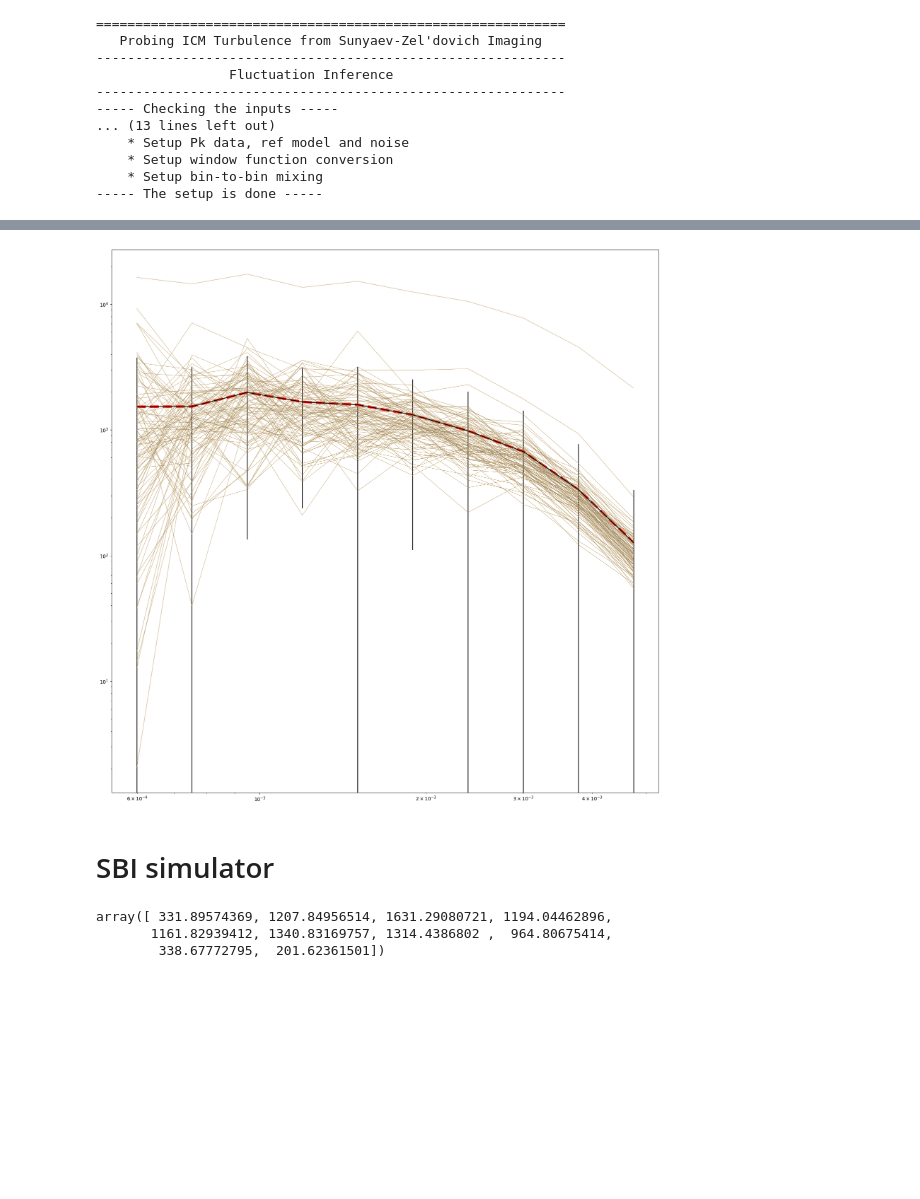
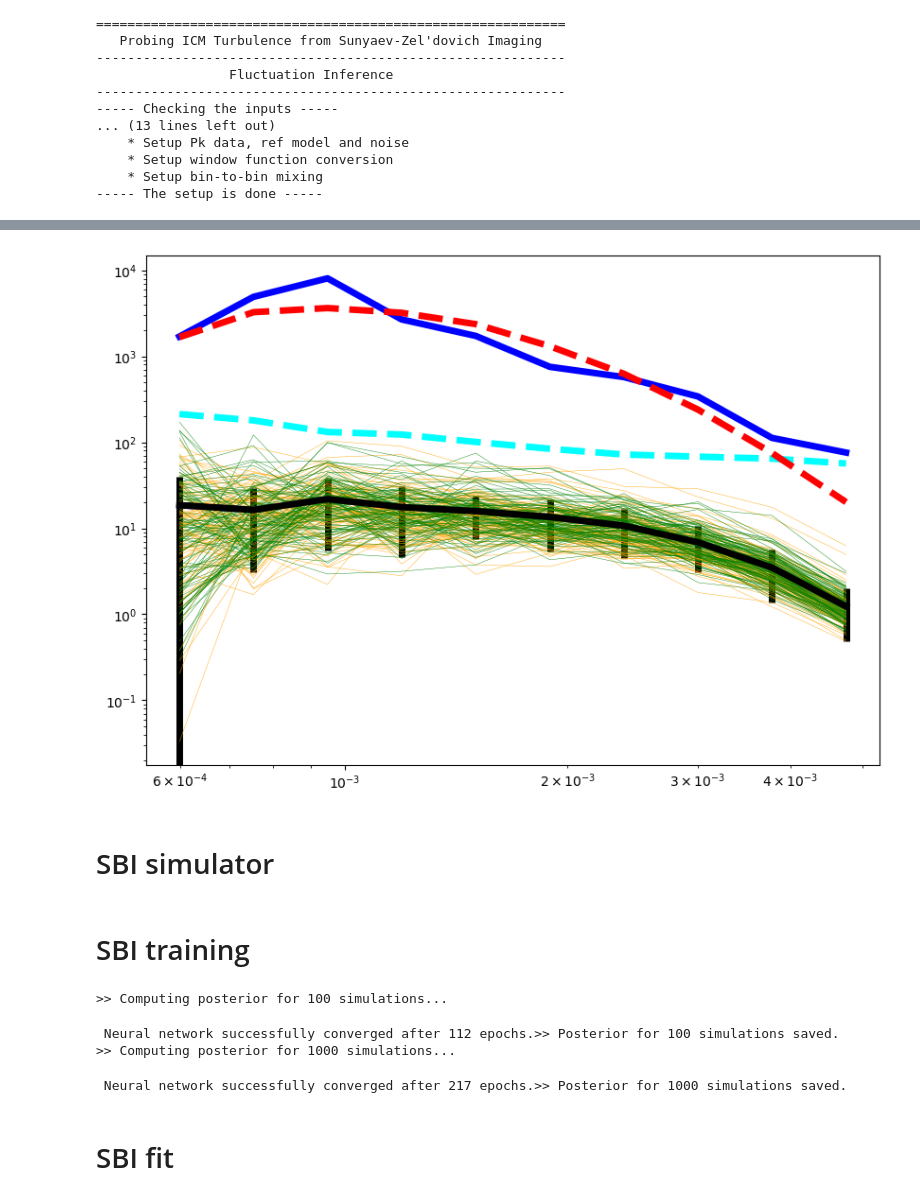
Before and after one commit to remi-adam/pitszi, a Jupyter notebook: notebook/pitszi_dev_sbi_implementation.ipynb, the cells around one changed output, grey strips where cells are left out. Saved outputs shown, nothing was run; the diff lists cells and outputs as text; code cells hidden in the pictures; blank space fills up the shorter version.

```diff
--- a/notebook/pitszi_dev_sbi_implementation.ipynb
+++ b/notebook/pitszi_dev_sbi_implementation.ipynb
@@ -268,7 +272,7 @@ cib_mc = simu_cib(data.header, beam_FWHM, TF, Nsim=100, Scut_high=100, Scut_low=
 model = copy.deepcopy(mock)
 # %%
 cl_Finfer = pitszi.InferenceFluctuation(data, model,
-                                        nuisance_bkg_mc1=cib_mc,
+                                        nuisance_bkg_mc1=cib_mc*0.1,
                                         method_use_covmat=False, silent=False,
                                         output_dir=output_dir)
 
@@ -327,3 +318,5 @@ for icib in range(len(cib_mc)):
+# %%
+k2d, pk2d_data = cl_Finfer.get_pk2d_data(physical=True)
 # %%
-dlnc = pitszi.utils_pk.pk_data_augmentation(k2d, cib_pk2d, Nsim=100, method='LogNormCov')
-dnni = pitszi.utils_pk.pk_data_augmentation(k2d, cib_pk2d, Nsim=100, method='NearNeighborsItpl', n_nearest=99)
+dlnc = pitszi.utils_pk.pk_data_augmentation(k2d, cl_Finfer._pk2d_bkg_mc, Nsim=100, method='LogNormCov')
+dnni = pitszi.utils_pk.pk_data_augmentation(k2d, cl_Finfer._pk2d_bkg_mc, Nsim=100, method='NearNeighborsItpl', n_nearest=99)
@@ -332,15 +323,17 @@ _, pk2d_bkg_mean, _, pk2d_bkg_mc = cl_Finfer.get_pk2d_bkg_statistics(physical=Tr
 # %%
-plt.figure(figsize=(20,20))
-plt.errorbar(cl_Finfer._kctr_kpc, cl_Finfer._pk2d_bkg, cl_Finfer._pk2d_bkg_rms, color='k')
-plt.plot(cl_Finfer._kctr_kpc, pk2d_bkg_mean, color='r', ls='--', lw=5)
-for i in range(100): plt.loglog(k2d, pk2d_bkg_mc[i], color='orange', lw=0.3)
-for i in range(100): plt.loglog(k2d, cib_pk2d[i], color='grey', lw=0.3)
-#for i in range(100): plt.loglog(k2d, dlnc[i], color='green', lw=0.3)
+plt.figure(figsize=(10,7))
+plt.loglog(k2d, pk2d_data, color='blue', lw=5)
+plt.errorbar(cl_Finfer._kctr_kpc, cl_Finfer._pk2d_bkg, cl_Finfer._pk2d_bkg_rms, color='k', lw=5)
+plt.plot(cl_Finfer._kctr_kpc, cl_Finfer._pk2d_bkg, color='blue', ls='--', lw=5)
+plt.plot(cl_Finfer._kctr_kpc, cl_Finfer._pk2d_noise, color='cyan', ls='--', lw=5)
+plt.plot(cl_Finfer._kctr_kpc, cl_Finfer._pk2d_modref, color='r', ls='--', lw=5)
+for i in range(100): plt.loglog(cl_Finfer._kctr_kpc, cl_Finfer._pk2d_bkg_mc[i], color='orange', lw=0.3)
+for i in range(100): plt.loglog(k2d, dlnc[i], color='green', lw=0.3)
 #for i in range(100): plt.loglog(k2d, dnni[i], color='r', lw=0.3)
 plt.xscale('log')
 plt.yscale('log')
 # %% [output]
-[figure, old version]
+[figure, new version]
 # %% [markdown]
 # SBI simulator
 # %%
@@ -371,9 +364,5 @@ def simulator_pk2d(parameters):
         pk2d = np.nan_to_num(pk2d, nan=0.0, posinf=0.0, neginf=0.0)
 
     return pk2d
-# %%
-pitszi.utils_pk.pk_data_augmentation(k2d, cib_pk2d, Nsim=1, method='LogNormCov')[0]
-# %% [output]
-array([ 331.89574369, 1207.84956514, 1631.29080721, 1194.04462896,
-       1161.82939412, 1340.83169757, 1314.4386802 ,  964.80675414,
-        338.67772795,  201.62361501])
+# %% [markdown]
+# SBI training
@@ -379,0 +374,25 @@ array([ 331.89574369, 1207.84956514, 1631.29080721, 1194.04462896,
+# %%
+retraining = False
+
+# === SNPE with basic Pk2d simulator
+# list of the N_simu on which to train a neural network
+list_n_simu_sbi = [100, 1000]
+for n_simu_sbi in list_n_simu_sbi:
+
+    posterior_filename = output_dir+f"NPE_"f"{n_simu_sbi}.pt"
+
+    if os.path.exists(posterior_filename) and retraining==False:
+        print(f">> Posterior for {n_simu_sbi} simulations already exists, skipping.")
+        continue
+
+    print(f">> Computing posterior for {n_simu_sbi} simulations...")
+    posterior_pk2d = infer(simulator_pk2d, prior, method='SNPE', num_simulations=n_simu_sbi)
+    torch.save(posterior_pk2d, posterior_filename)
+    print(f">> Posterior for {n_simu_sbi} simulations saved.")
+# %% [output]
+>> Computing posterior for 100 simulations...
+ Neural network successfully converged after 112 epochs.>> Posterior for 100 simulations saved.
+>> Computing posterior for 1000 simulations...
+ Neural network successfully converged after 217 epochs.>> Posterior for 1000 simulations saved.
+# %% [markdown]
+# SBI fit
```
Also changed, not shown: parts of 8 cells of this notebook, 1 other file.
